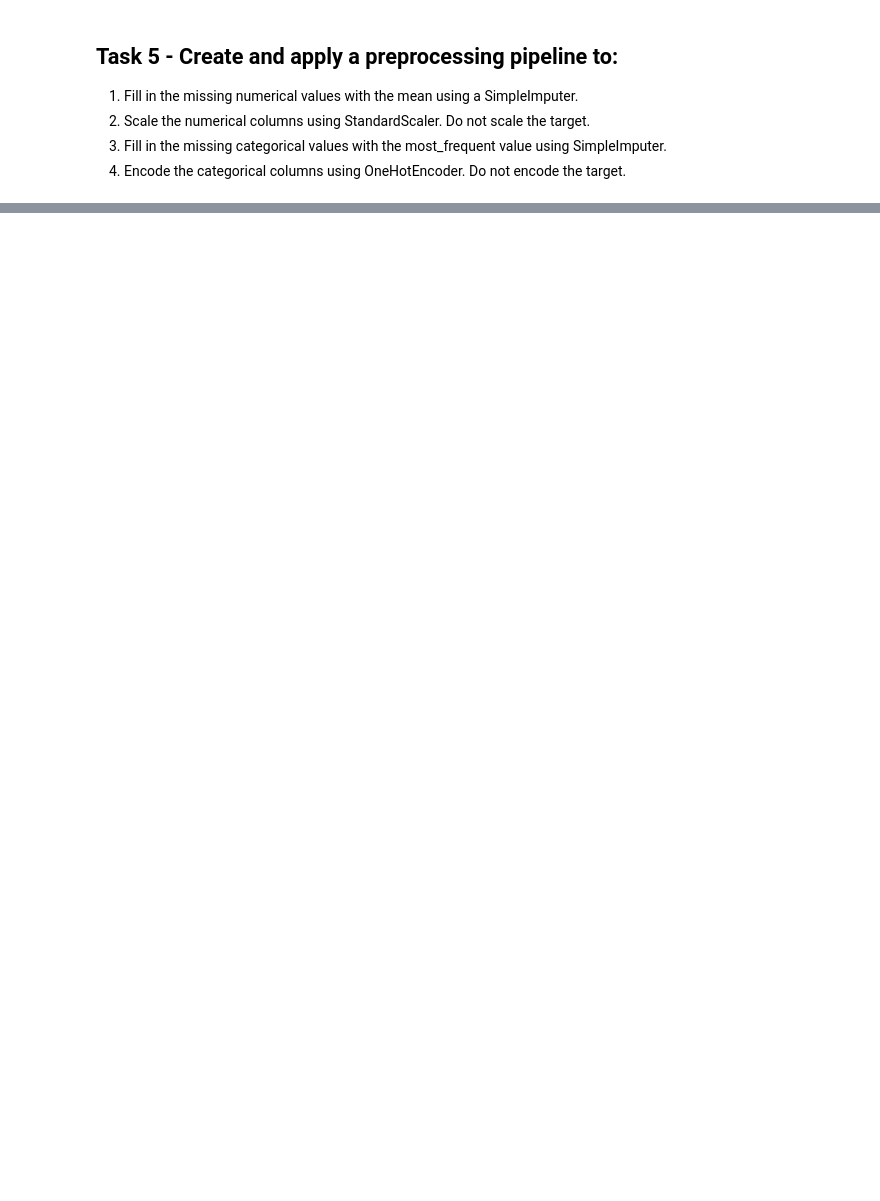
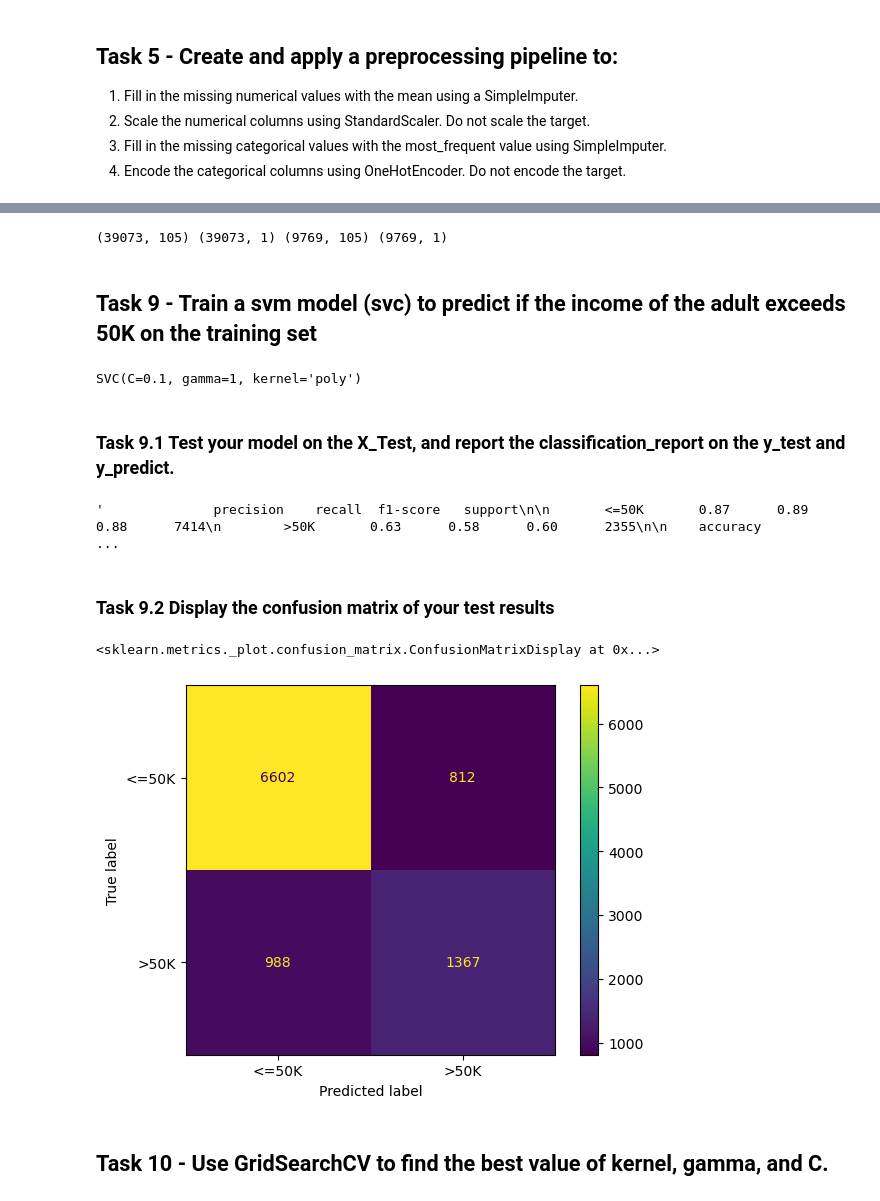
Before and after one commit to rui-min/3401AI_Assignment2, a Jupyter notebook: A2-Rui-Min.ipynb, the cells around one changed output, grey strips where cells are left out. Drawn from its saved outputs; the diff is of its cells as text; code cells hidden in the pictures; blank space fills up the shorter version.

```diff
--- a/A2-Rui-Min.ipynb
+++ b/A2-Rui-Min.ipynb
@@ -794,0 +279,4 @@ For simplicity, you use 1. before each entry. The list will be numbered correctl
+# %%
+y_prepared = y.replace('<=50K.', '<=50K')
+y_prepared = y_prepared.replace('>50K.', '>50K')
+y_prepared.value_counts()
@@ -794,0 +290,37 @@ For simplicity, you use 1. before each entry. The list will be numbered correctl
+# %%
+from sklearn.model_selection import train_test_split
+
+X_train, X_test, y_train, y_test = train_test_split(X_prepared, y_prepared, test_size=0.2, random_state=42)
+print(X_train.shape, y_train.shape, X_test.shape, y_test.shape)
+# %% [output]
+(39073, 105) (39073, 1) (9769, 105) (9769, 1)
+# %% [markdown]
+## Task 9 - Train a svm model (svc) to predict if the income of the adult exceeds 50K on the training set
+# %%
+from sklearn.svm import SVC
+
+model_svm = SVC(kernel='poly', C=0.1, gamma=1)
+model_svm.fit(X_train.iloc[:10000], y_train.iloc[:10000].values.ravel())
+# %% [output]
+SVC(C=0.1, gamma=1, kernel='poly')
+# %% [markdown]
+### Task 9.1 Test your model on the X_Test, and report the classification_report on the y_test and y_predict.
+# %%
+predict_y_svc = model_svm.predict(X_test)
+
+from sklearn.metrics import classification_report as creport
+svc_creport = creport(y_test, predict_y_svc)
+svc_creport
+# %% [output]
+'              precision    recall  f1-score   support\n\n       <=50K       0.87      0.89      0.88      7414\n        >50K       0.63      0.58      0.60      2355\n\n    accuracy                   ...
+# %% [markdown]
+### Task 9.2 Display the confusion matrix of your test results
+# %%
+from sklearn.metrics import ConfusionMatrixDisplay
+
+ConfusionMatrixDisplay.from_predictions(y_test, predict_y_svc)
+# %% [output]
+<sklearn.metrics._plot.confusion_matrix.ConfusionMatrixDisplay at 0x...>
+[figure, added]
+# %% [markdown]
+## Task 10 - Use GridSearchCV to find the best value of kernel, gamma, and C.
```
Also changed, not shown: parts of 77 cells of this notebook, 1 other file.
